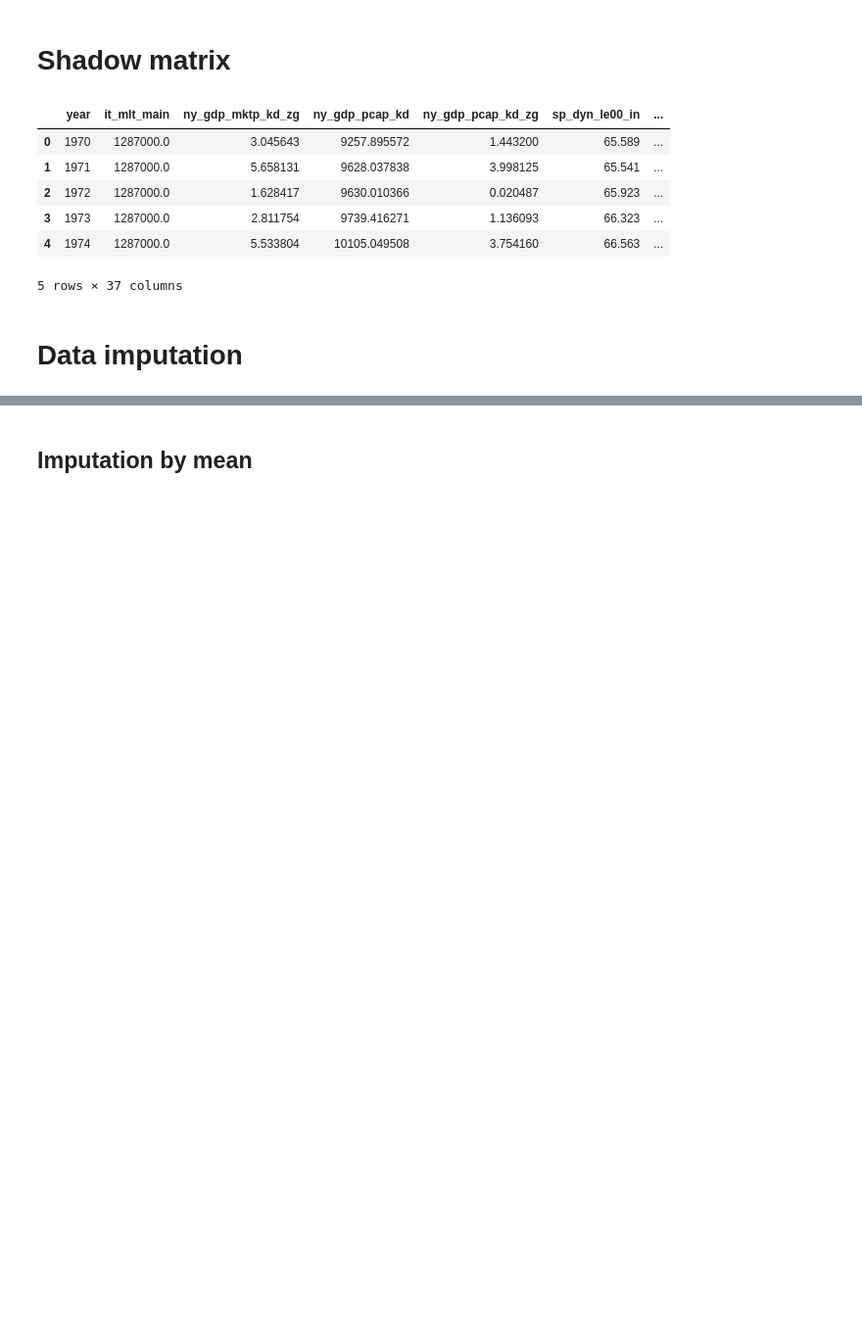
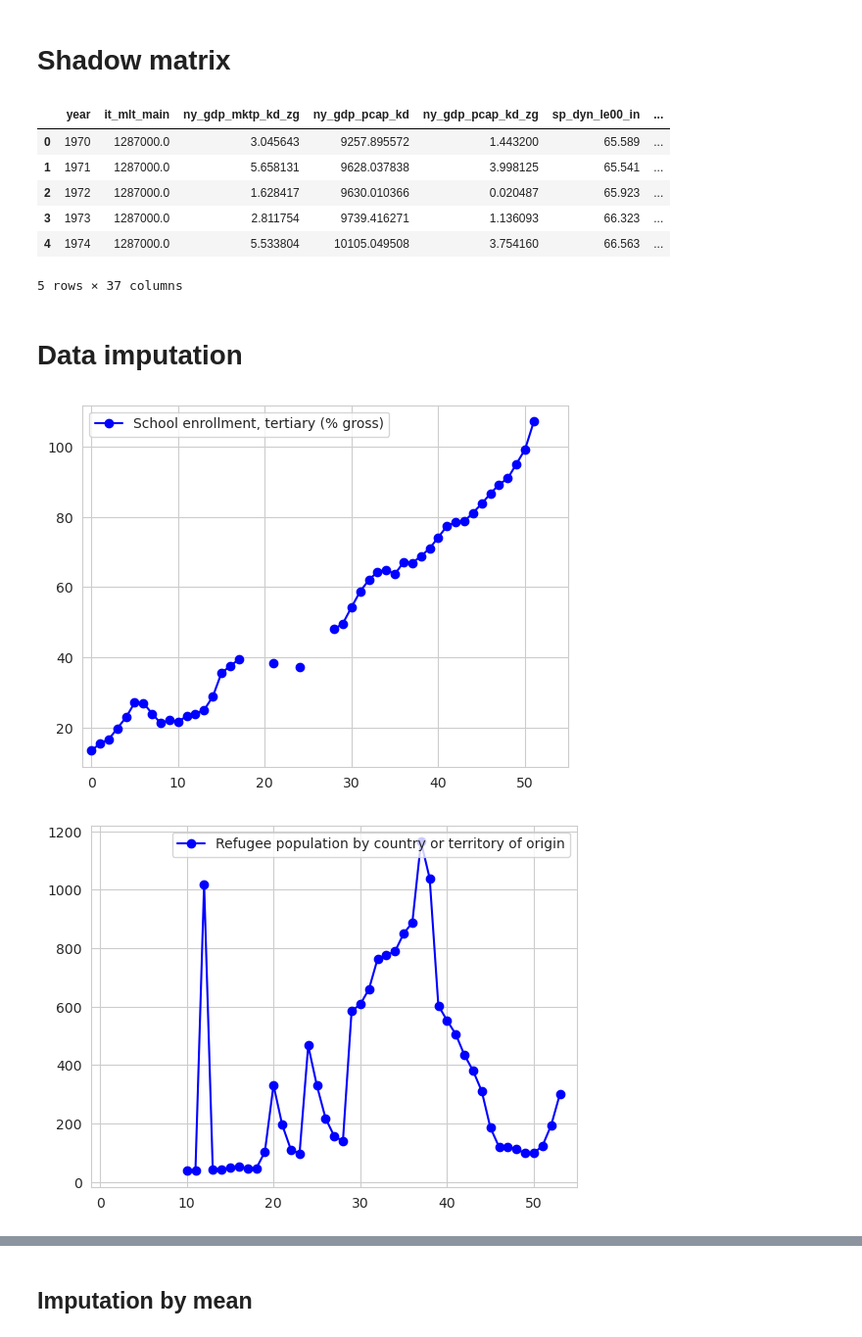
Before and after one commit to alejo-cuello/research-on-argentina, a Jupyter notebook: notebooks/0.2-alejo-impute_data.ipynb, the cells around one changed output, grey strips where cells are left out. Shown: that part at 98% size. Drawn from its saved outputs; the diff is of its cells as text; code cells hidden in the pictures; blank space fills up the shorter version.

```diff
--- a/notebooks/0.2-alejo-impute_data.ipynb
+++ b/notebooks/0.2-alejo-impute_data.ipynb
@@ -115,3 +115,10 @@ shadow_matrix.head()
 5 rows × 37 columns
 # %% [markdown]
 # Data imputation
+# %%
+for i, col in enumerate(columns_with_missing_values):
+    arg_di_df[[col]].plot(color="blue",marker="o",xlim=(-1,55))
+    plt.legend([get_indicator_name(col,True)])
+# %% [output]
+[figure, added]
+[figure, added]
```
Also changed, not shown: parts of 9 cells of this notebook.
